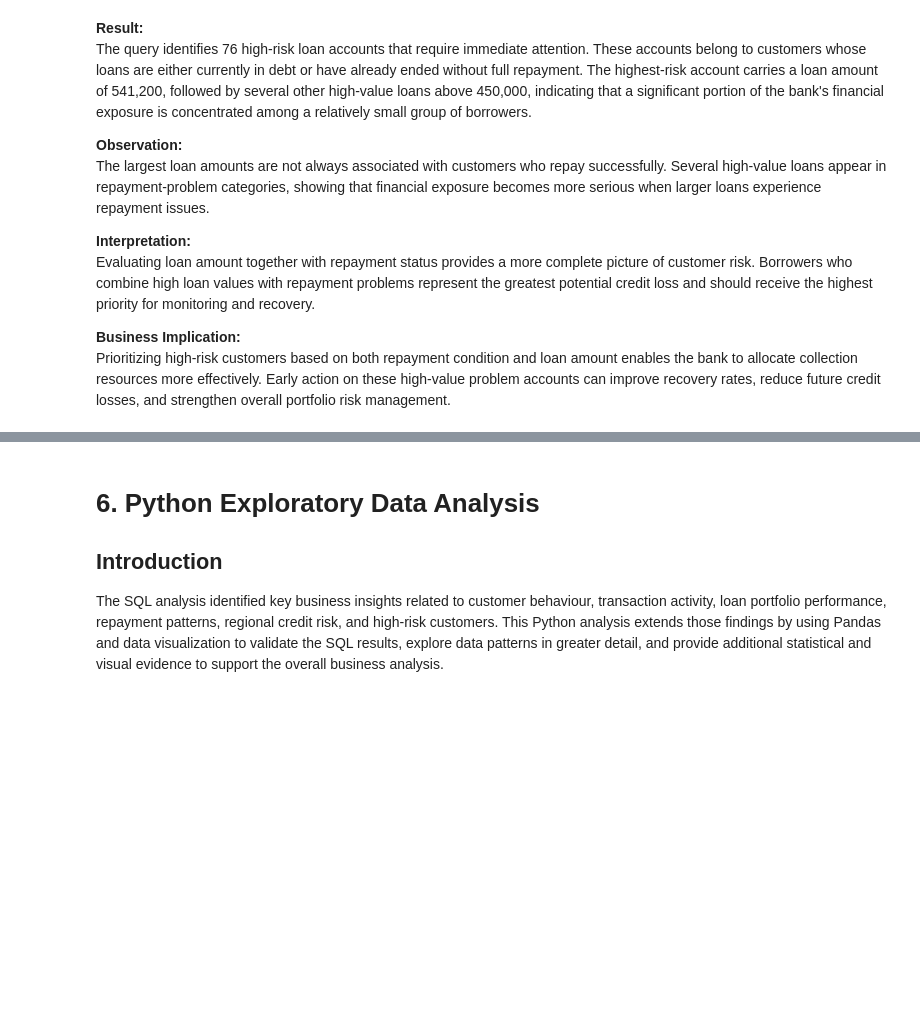
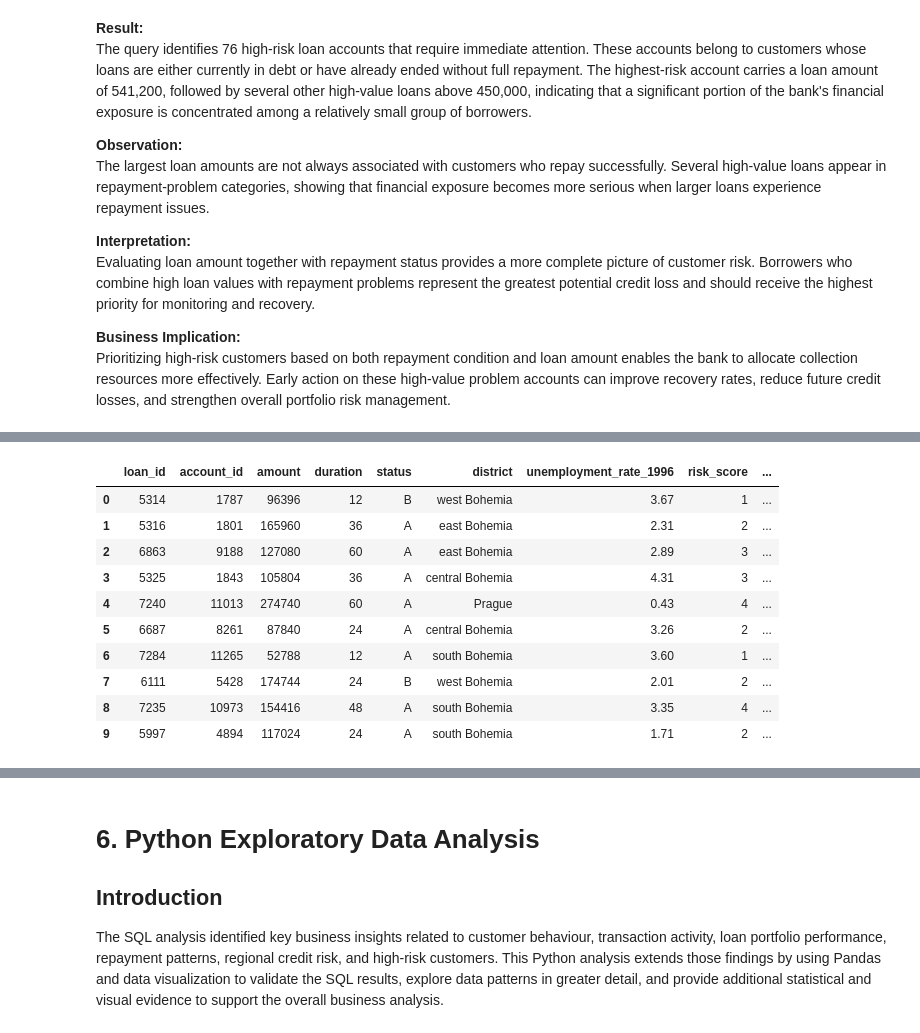
Before and after one commit to Saran-t00/Berka-Banking-Customer-Behaviour-Loan-Risk-Analysis, a Jupyter notebook: notebooks/01_berka_banking_analysis.ipynb, the cells around one changed output, grey strips where cells are left out. Saved outputs shown, nothing was run; the diff lists cells and outputs as text; code cells hidden in the pictures; blank space fills up the shorter version.

```diff
--- a/notebooks/01_berka_banking_analysis.ipynb
+++ b/notebooks/01_berka_banking_analysis.ipynb
@@ -1604,0 +1612,52 @@ Prioritizing high-risk customers based on both repayment condition and loan amou
+# %%
+query = """
+SELECT
+    l.loan_id,
+    l.account_id,
+    l.amount,
+    l.duration,
+    l.status,
+    d.A3 AS district,
+    d.A13 AS unemployment_rate_1996,
+
+    -- Risk points based on business thresholds
+    (CASE WHEN l.amount >= 200000 THEN 2
+          WHEN l.amount >= 100000 THEN 1
+          ELSE 0 END) +
+    (CASE WHEN l.duration >= 48 THEN 2
+          WHEN l.duration >= 24 THEN 1
+          ELSE 0 END) +
+    (CASE WHEN d.A13 >= 5 THEN 2
+          WHEN d.A13 >= 3 THEN 1
+          ELSE 0 END) AS risk_score,
+
+    CASE
+        WHEN (CASE WHEN l.amount >= 200000 THEN 2 WHEN l.amount >= 100000 THEN 1 ELSE 0 END) +
+             (CASE WHEN l.duration >= 48 THEN 2 WHEN l.duration >= 24 THEN 1 ELSE 0 END) +
+             (CASE WHEN d.A13 >= 5 THEN 2 WHEN d.A13 >= 3 THEN 1 ELSE 0 END) >= 4
+        THEN 'High Risk'
+        WHEN (CASE WHEN l.amount >= 200000 THEN 2 WHEN l.amount >= 100000 THEN 1 ELSE 0 END) +
+             (CASE WHEN l.duration >= 48 THEN 2 WHEN l.duration >= 24 THEN 1 ELSE 0 END) +
+             (CASE WHEN d.A13 >= 5 THEN 2 WHEN d.A13 >= 3 THEN 1 ELSE 0 END) >= 2
+        THEN 'Medium Risk'
+        ELSE 'Low Risk'
+    END AS risk_category
+
+FROM loan l
+JOIN account a ON l.account_id = a.account_id
+JOIN district d ON a.district_id = d.A1;
+"""
+risk_scoring = pd.read_sql(query, conn)
+risk_scoring.head(10)
+# %% [output]
+|  | loan_id | account_id | amount | duration | status | district | unemployment_rate_1996 | risk_score | ... |
+| 0 | 5314 | 1787 | 96396 | 12 | B | west Bohemia | 3.67 | 1 | ... |
+| 1 | 5316 | 1801 | 165960 | 36 | A | east Bohemia | 2.31 | 2 | ... |
+| 2 | 6863 | 9188 | 127080 | 60 | A | east Bohemia | 2.89 | 3 | ... |
+| 3 | 5325 | 1843 | 105804 | 36 | A | central Bohemia | 4.31 | 3 | ... |
+| 4 | 7240 | 11013 | 274740 | 60 | A | Prague | 0.43 | 4 | ... |
+| 5 | 6687 | 8261 | 87840 | 24 | A | central Bohemia | 3.26 | 2 | ... |
+| 6 | 7284 | 11265 | 52788 | 12 | A | south Bohemia | 3.60 | 1 | ... |
+| 7 | 6111 | 5428 | 174744 | 24 | B | west Bohemia | 2.01 | 2 | ... |
+| 8 | 7235 | 10973 | 154416 | 48 | A | south Bohemia | 3.35 | 4 | ... |
+| 9 | 5997 | 4894 | 117024 | 24 | A | south Bohemia | 1.71 | 2 | ... |
```
Also changed, not shown: parts of 14 cells of this notebook.
